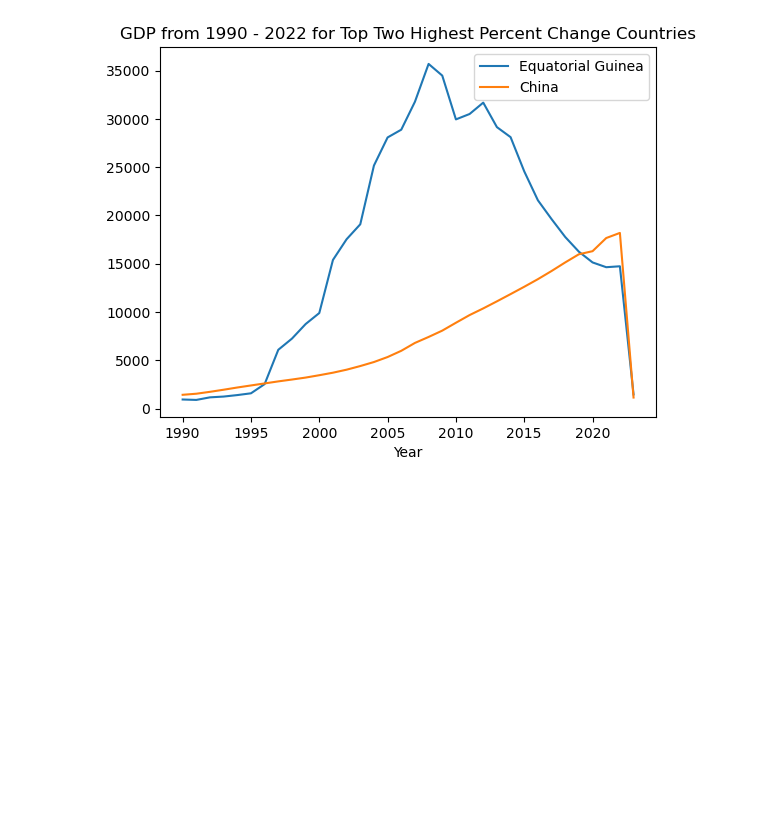
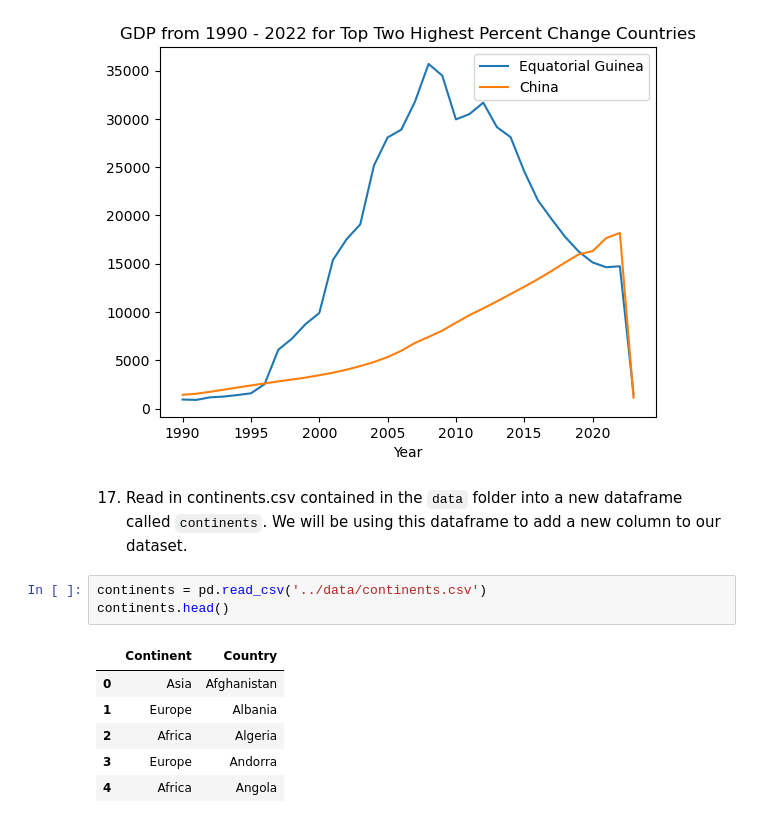
Before and after one commit to nss-data-science-cohort-8/un-exploration-vickitaylor, a Jupyter notebook: notebooks/un_data_exploration.ipynb, the cells around one changed output. Saved outputs shown, nothing was run; the diff lists cells and outputs as text; blank space fills up the shorter version.

```diff
--- a/notebooks/un_data_exploration.ipynb
+++ b/notebooks/un_data_exploration.ipynb
@@ -426,3 +427,15 @@ plt.legend()
 plt.show()
 # %% [output]
 [figure]
+# %% [markdown]
+17. Read in continents.csv contained in the `data` folder into a new dataframe called `continents`. We will be using this dataframe to add a new column to our dataset.
+# %%
+continents = pd.read_csv('../data/continents.csv')
+continents.head()
+# %% [output]
+|  | Continent | Country |
+| 0 | Asia | Afghanistan |
+| 1 | Europe | Albania |
+| 2 | Africa | Algeria |
+| 3 | Europe | Andorra |
+| 4 | Africa | Angola |
```
Also changed, not shown: parts of 19 cells of this notebook.
